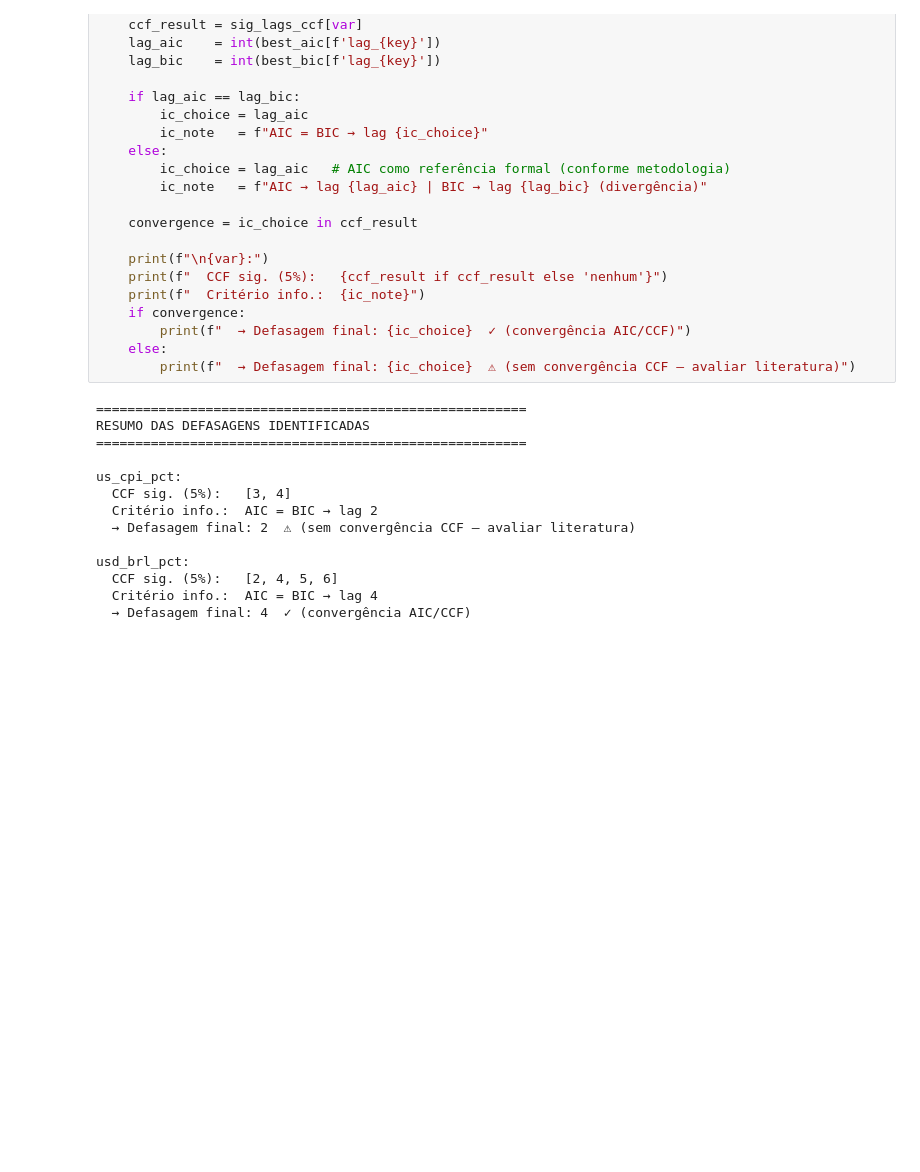
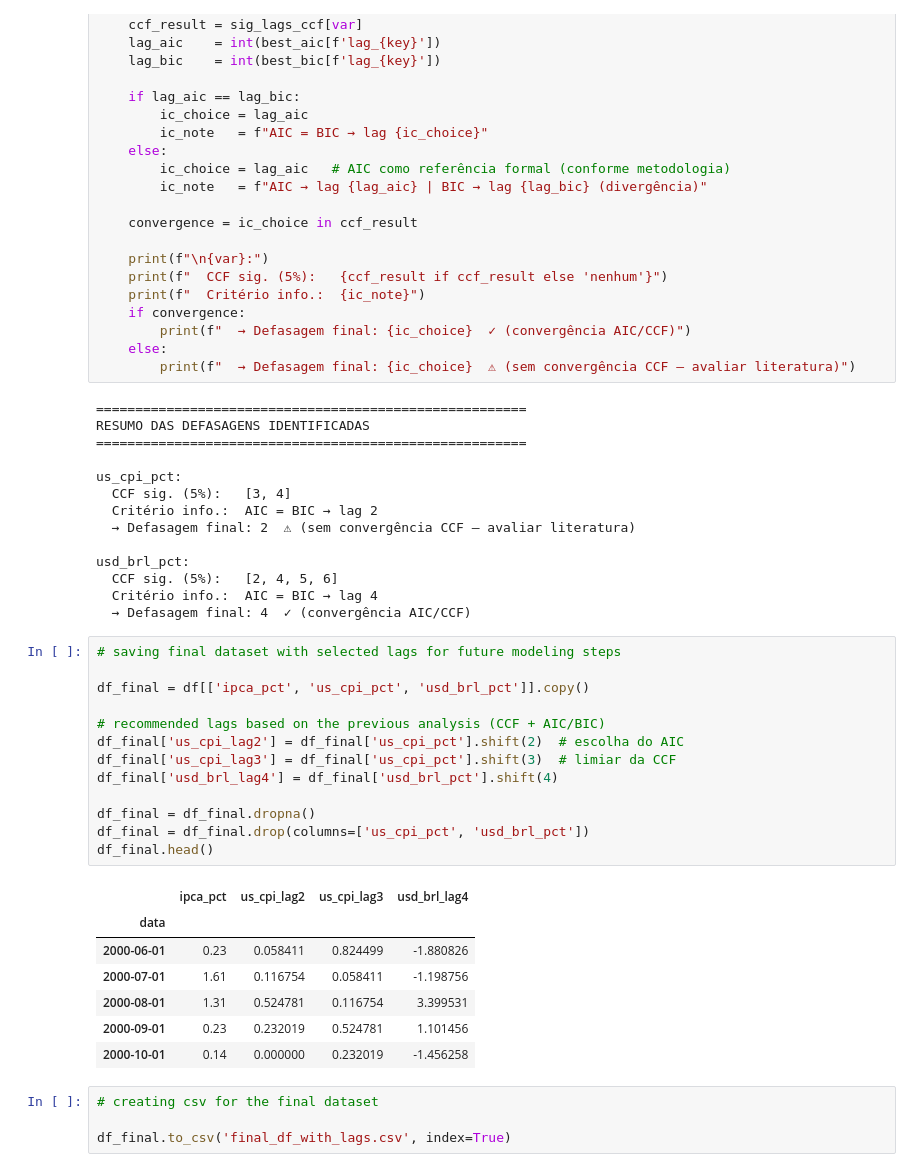
Before and after one commit to abreu-gabriel/abreu-data-experiments, a Jupyter notebook: br_inflation_forecasting/data_prep.ipynb, the cells around one changed output. Saved outputs shown, nothing was run; the diff lists cells and outputs as text; blank space fills up the shorter version.

```diff
--- a/br_inflation_forecasting/data_prep.ipynb
+++ b/br_inflation_forecasting/data_prep.ipynb
@@ -235,3 +235,28 @@ usd_brl_pct:
   CCF sig. (5%):   [2, 4, 5, 6]
   Critério info.:  AIC = BIC → lag 4
   → Defasagem final: 4  ✓ (convergência AIC/CCF)
+# %%
+# saving final dataset with selected lags for future modeling steps
+
+df_final = df[['ipca_pct', 'us_cpi_pct', 'usd_brl_pct']].copy()
+
+# recommended lags based on the previous analysis (CCF + AIC/BIC)
+df_final['us_cpi_lag2'] = df_final['us_cpi_pct'].shift(2)  # escolha do AIC
+df_final['us_cpi_lag3'] = df_final['us_cpi_pct'].shift(3)  # limiar da CCF
+df_final['usd_brl_lag4'] = df_final['usd_brl_pct'].shift(4)
+
+df_final = df_final.dropna()
+df_final = df_final.drop(columns=['us_cpi_pct', 'usd_brl_pct'])
+df_final.head()
+# %% [output]
+|  | ipca_pct | us_cpi_lag2 | us_cpi_lag3 | usd_brl_lag4 |
+| data |  |  |  |  |
+| 2000-06-01 | 0.23 | 0.058411 | 0.824499 | -1.880826 |
+| 2000-07-01 | 1.61 | 0.116754 | 0.058411 | -1.198756 |
+| 2000-08-01 | 1.31 | 0.524781 | 0.116754 | 3.399531 |
+| 2000-09-01 | 0.23 | 0.232019 | 0.524781 | 1.101456 |
+| 2000-10-01 | 0.14 | 0.000000 | 0.232019 | -1.456258 |
+# %%
+# creating csv for the final dataset
+
+df_final.to_csv('final_df_with_lags.csv', index=True)
```
Also changed, not shown: 10 other files.
